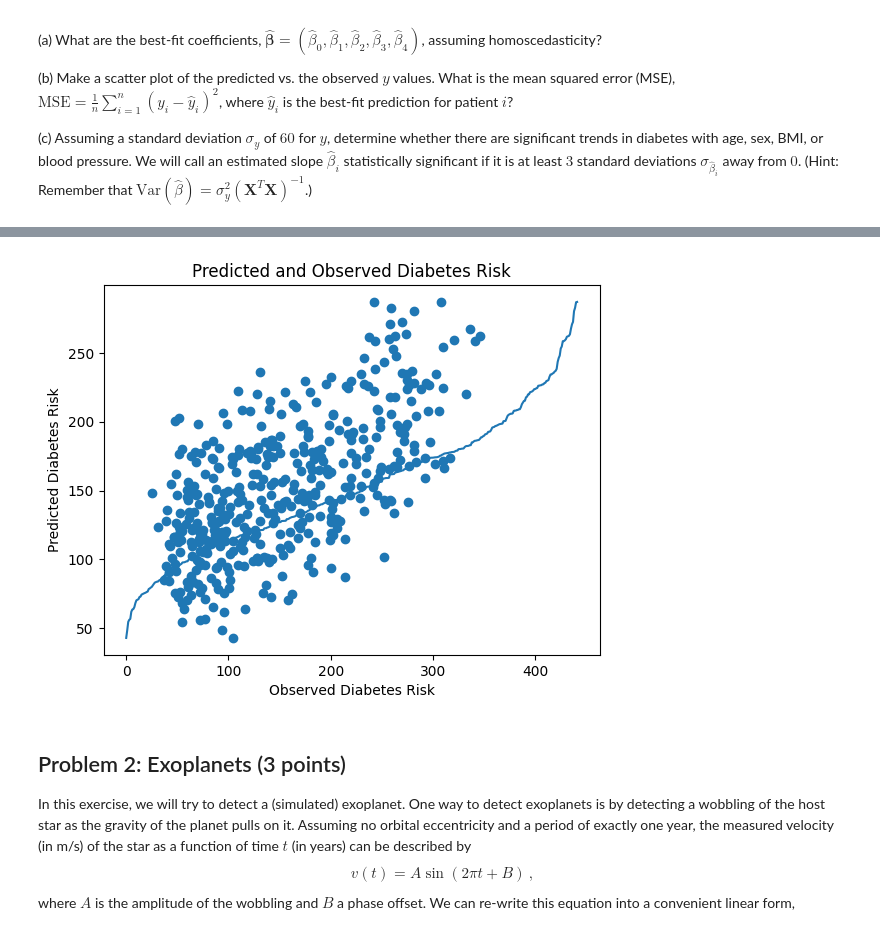
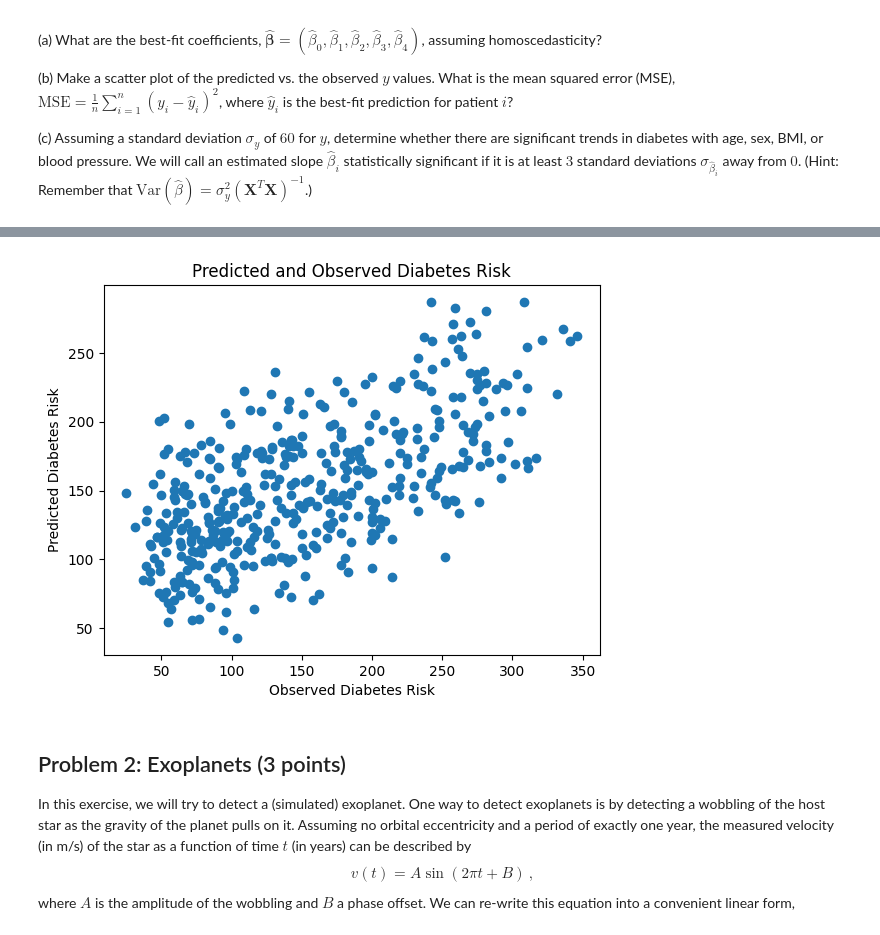
Before and after one commit to queue-h/ISCI-396, a Jupyter notebook: problem_sets/Problem_Set_2.ipynb, the cells around one changed output, grey strips where cells are left out. Saved outputs shown, nothing was run; the diff lists cells and outputs as text; code cells hidden in the pictures.

```diff
--- a/problem_sets/Problem_Set_2.ipynb
+++ b/problem_sets/Problem_Set_2.ipynb
@@ -23,6 +23,7 @@ where $\epsilon$ is homoscedastic noise.
 
 (c) Assuming a standard deviation $\sigma_y$ of $60$ for $y$, determine whether there are significant trends in diabetes with age, sex, BMI, or blood pressure. We will call an estimated slope $\hat\beta_i$ statistically significant if it is at least $3$ standard deviations $\sigma_{\hat\beta_i}$ away from $0$. (Hint: Remember that $\mathrm{Var}(\hat\beta) = \sigma_y^2 (\mathbf{X}^T \mathbf{X})^{-1}$.)
 # %%
+from scipy.stats import pearsonr
 from sklearn.model_selection import train_test_split
 from sklearn.datasets import load_diabetes
 import numpy as np
@@ -61,15 +62,6 @@ def design_matrix():
                     X[row][col] = x4[row]
     return X, y
 
-# prints and returns coefficients
-def find_coeff():
-    X, y = design_matrix()
-
-    beta = np.linalg.inv(X.T @ X) @ X.T @ y
-    coeff = X @ beta
-    print(f"Beta0: {coeff[0]}\nBeta1: {coeff[1]}\nBeta2: {coeff[2]}\nBeta3: {coeff[3]}\nBeta4: {coeff[4]}")
-    return coeff
-
 def run_regression():
     X, y = design_matrix()
     reg = LinearRegression(fit_intercept=False).fit(X, y)
@@ -81,23 +73,32 @@ def run_regression():
     plt.ylabel('Predicted Diabetes Risk')
     print(f"MSE = {mean_squared_error(y, y_pred)}")
 
-    # ???????
-    plt.plot(sorted(y_pred))
+def significant_sd():
+    X, y = design_matrix()
+
+    # get and print beta values
+    beta = np.linalg.inv(X.T @ X) @ X.T @ y
+    coeff_list = X @ beta
+    print(f"\nBeta0: {coeff_list[0]:0.3f}\nBeta1: {coeff_list[1]:0.3f}\nBeta2: {coeff_list[2]:0.3f}\nBeta3: {coeff_list[3]:0.3f}\nBeta4: {coeff_list[4]:0.3f}\n")
+
+    sigma_y = 60
+
+    # get beta sigmas from arr diagonal
+    beta_var_arr = list(sigma_y ** 2 * np.linalg.inv(X.T @ X))
+    beta_var_list = []
+    for row in range(len(beta_var_arr)):
+        beta_var_list.append(beta_var_arr[row][row])
+
+    # determine if beta is greater than 3x its sigma
+    var_str_list = ["None", "Age", "Sex", "BMI", "Blood pressure"]
+    for i in range(5):
+        print(f"Beta_{i}: {coeff_list[i]:0.3f}\t\tSigma beta_{i}: {beta_var_list[i]:0.3f}")
+        if coeff_list[i] >= 3 * beta_var_list[i]:
+            print(f"{var_str_list[i]} is a statistically significant indicator of diabetes risk. ({coeff_list[i]:0.3f} >= {3 * beta_var_list[i]:0.3f}\n")
+        else:
+            print()
 
 
-
-# ???????
-def significant_sd():
-    sd = 60
-    X, y = design_matrix()
-
-    var = sd ** 2 * np.linalg.inv(X.T @ X)
-    print(var)
-
-
-
-
-find_coeff()
 run_regression()
 significant_sd()
 # %% [output]
@@ -120,4 +122,4 @@ MSE = 3556.3831672074466
-[figure, old version]
+[figure, new version]
 # %% [markdown]
 ## Problem 2: Exoplanets (3 points)
 
```
Also changed, not shown: parts of 2 cells of this notebook.
